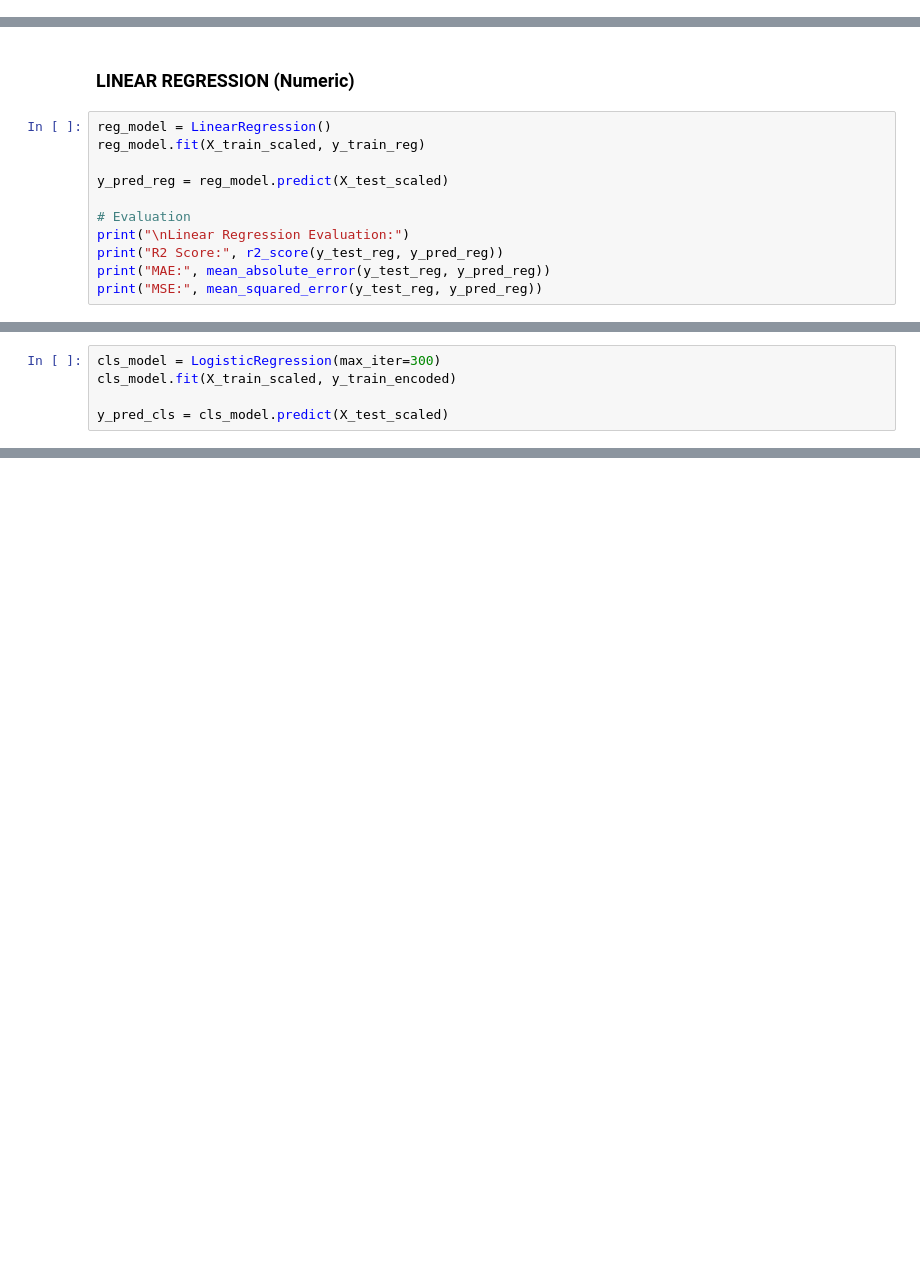
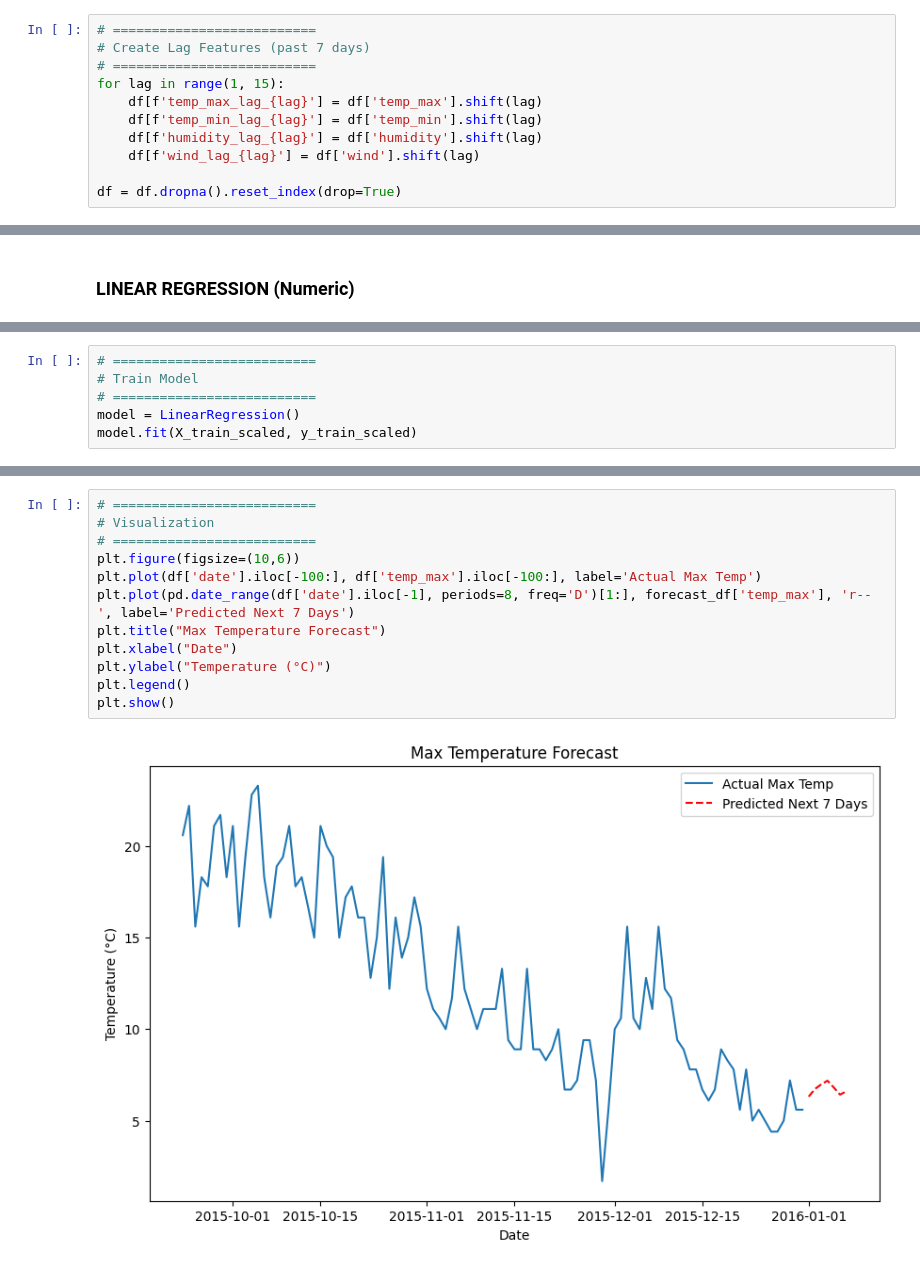
Before and after one commit to nilenjay/WeatherPredictionApp, a Jupyter notebook: WeatherPrediction.ipynb, the cells around one changed output, grey strips where cells are left out. Drawn from its saved outputs; the diff is of its cells as text; blank space fills up the shorter version.

Commit message:
7-Day Automatic Forecast features added

```diff
--- a/WeatherPrediction.ipynb
+++ b/WeatherPrediction.ipynb
@@ -83,0 +76,11 @@ X_train_cls, X_test_cls, y_train_cls, y_test_cls = train_test_split(X, y_cls, te
+# %%
+# ==========================
+# Create Lag Features (past 7 days)
+# ==========================
+for lag in range(1, 15):
+    df[f'temp_max_lag_{lag}'] = df['temp_max'].shift(lag)
+    df[f'temp_min_lag_{lag}'] = df['temp_min'].shift(lag)
+    df[f'humidity_lag_{lag}'] = df['humidity'].shift(lag)
+    df[f'wind_lag_{lag}'] = df['wind'].shift(lag)
+
+df = df.dropna().reset_index(drop=True)
@@ -89,13 +112,2 @@ X_test_scaled = scaler.transform(X_test)
 # %% [markdown]
 ### LINEAR REGRESSION (Numeric)
-# %%
-reg_model = LinearRegression()
-reg_model.fit(X_train_scaled, y_train_reg)
-
-y_pred_reg = reg_model.predict(X_test_scaled)
-
-# Evaluation
-print("\nLinear Regression Evaluation:")
-print("R2 Score:", r2_score(y_test_reg, y_pred_reg))
-print("MAE:", mean_absolute_error(y_test_reg, y_pred_reg))
-print("MSE:", mean_squared_error(y_test_reg, y_pred_reg))
@@ -114,5 +114,6 @@ y_test_encoded = le.transform(y_test_cls)
-# %%
-cls_model = LogisticRegression(max_iter=300)
-cls_model.fit(X_train_scaled, y_train_encoded)
-
-y_pred_cls = cls_model.predict(X_test_scaled)
+# %%
+# ==========================
+# Train Model
+# ==========================
+model = LinearRegression()
+model.fit(X_train_scaled, y_train_scaled)
@@ -118,0 +185,14 @@ y_pred_cls = cls_model.predict(X_test_scaled)
+# %%
+# ==========================
+# Visualization
+# ==========================
+plt.figure(figsize=(10,6))
+plt.plot(df['date'].iloc[-100:], df['temp_max'].iloc[-100:], label='Actual Max Temp')
+plt.plot(pd.date_range(df['date'].iloc[-1], periods=8, freq='D')[1:], forecast_df['temp_max'], 'r--', label='Predicted Next 7 Days')
+plt.title("Max Temperature Forecast")
+plt.xlabel("Date")
+plt.ylabel("Temperature (°C)")
+plt.legend()
+plt.show()
+# %% [output]
+[figure, added]
```
Also changed, not shown: parts of 14 cells of this notebook.
